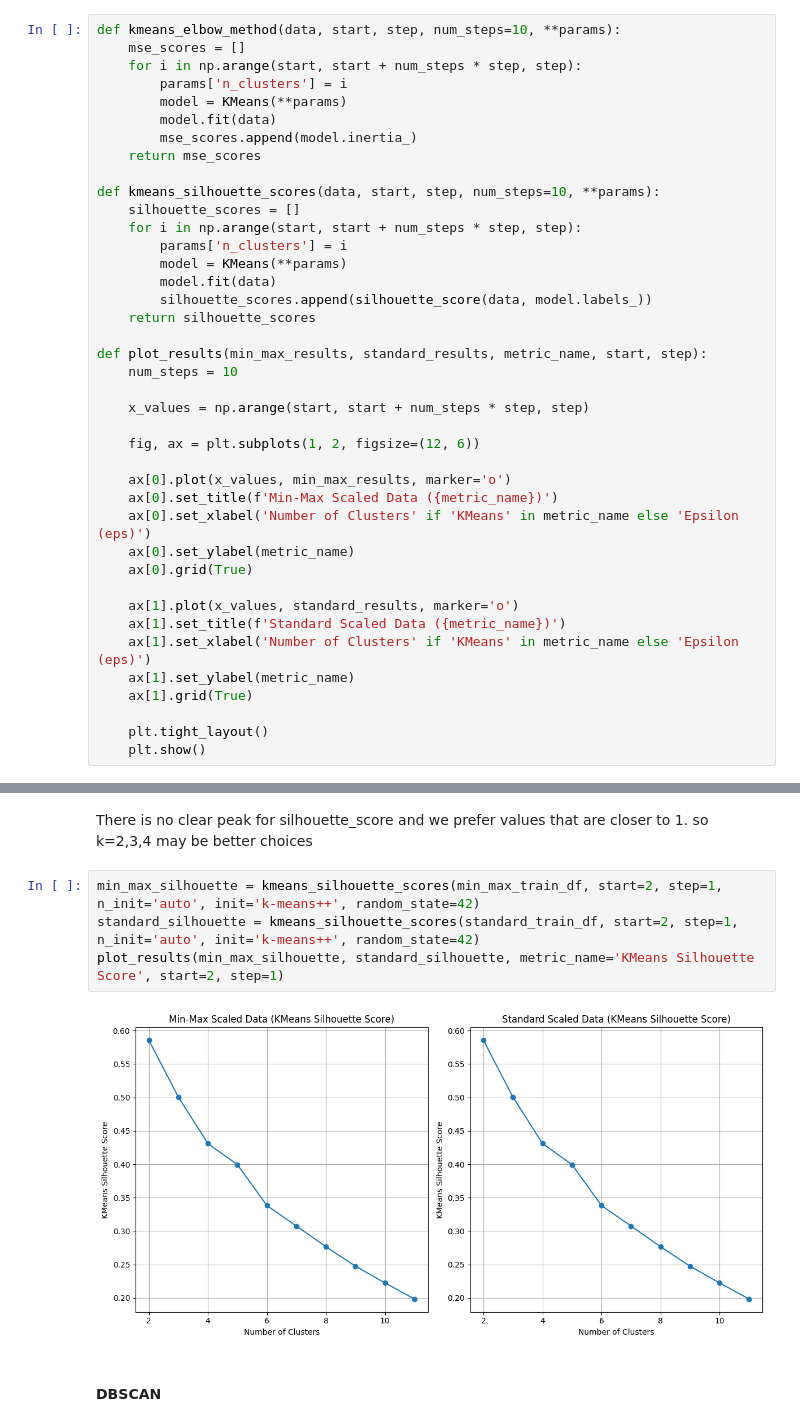
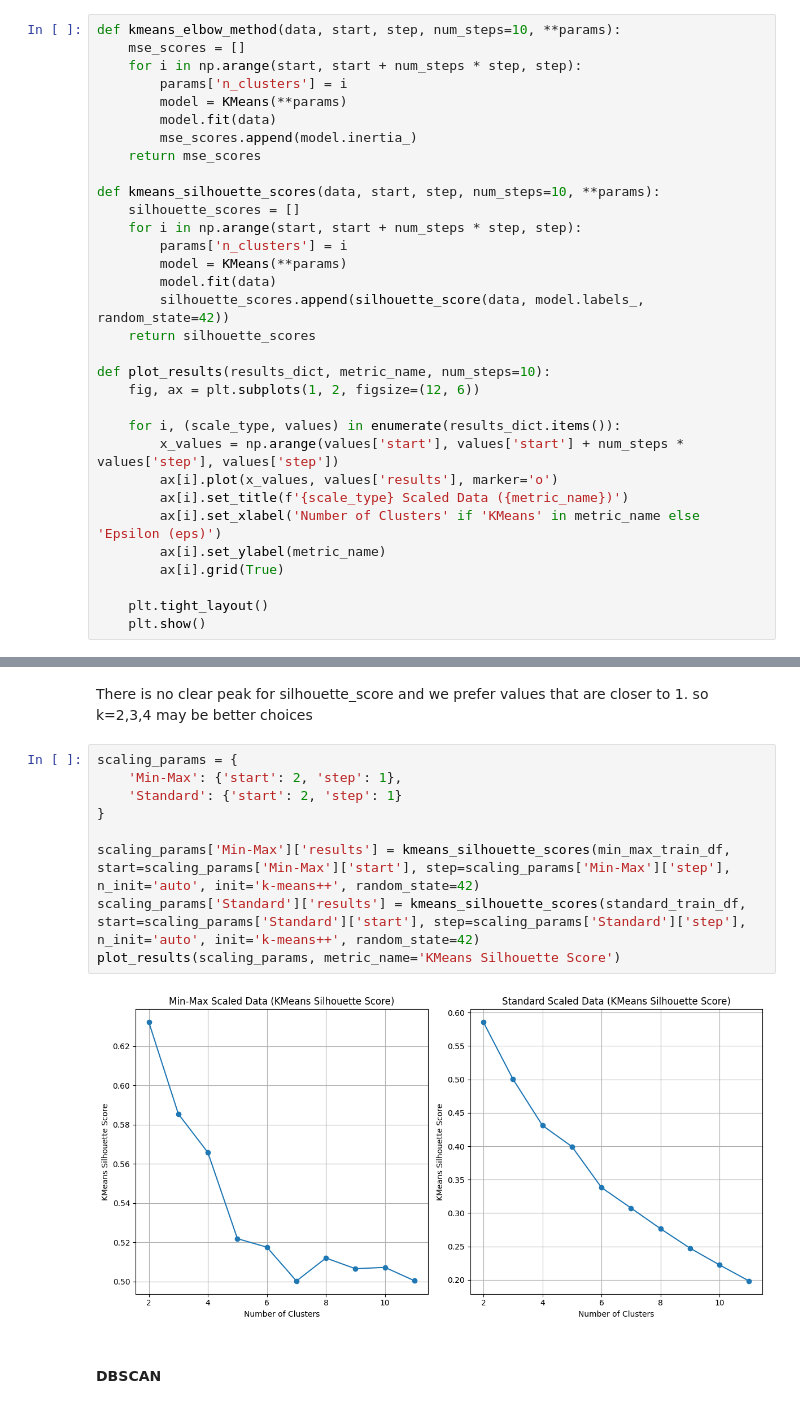
Before and after one commit to ZhaoPeiduo/CS5228-Project-07, a Jupyter notebook: unsupervised_learning.ipynb, the cells around one changed output, grey strips where cells are left out. Saved outputs shown, nothing was run; the diff lists cells and outputs as text.

```diff
--- a/unsupervised_learning.ipynb
+++ b/unsupervised_learning.ipynb
@@ -43,27 +57,19 @@ def kmeans_silhouette_scores(data, start, step, num_steps=10, **params):
         params['n_clusters'] = i
         model = KMeans(**params)
         model.fit(data)
-        silhouette_scores.append(silhouette_score(data, model.labels_))
+        silhouette_scores.append(silhouette_score(data, model.labels_, random_state=42))
     return silhouette_scores
 
-def plot_results(min_max_results, standard_results, metric_name, start, step):
-    num_steps = 10
-
-    x_values = np.arange(start, start + num_steps * step, step)
-
+def plot_results(results_dict, metric_name, num_steps=10):
     fig, ax = plt.subplots(1, 2, figsize=(12, 6))
 
-    ax[0].plot(x_values, min_max_results, marker='o')
-    ax[0].set_title(f'Min-Max Scaled Data ({metric_name})')
-    ax[0].set_xlabel('Number of Clusters' if 'KMeans' in metric_name else 'Epsilon (eps)')
-    ax[0].set_ylabel(metric_name)
-    ax[0].grid(True)
-
-    ax[1].plot(x_values, standard_results, marker='o')
-    ax[1].set_title(f'Standard Scaled Data ({metric_name})')
-    ax[1].set_xlabel('Number of Clusters' if 'KMeans' in metric_name else 'Epsilon (eps)')
-    ax[1].set_ylabel(metric_name)
-    ax[1].grid(True)
+    for i, (scale_type, values) in enumerate(results_dict.items()):
+        x_values = np.arange(values['start'], values['start'] + num_steps * values['step'], values['step'])
+        ax[i].plot(x_values, values['results'], marker='o')
+        ax[i].set_title(f'{scale_type} Scaled Data ({metric_name})')
+        ax[i].set_xlabel('Number of Clusters' if 'KMeans' in metric_name else 'Epsilon (eps)')
+        ax[i].set_ylabel(metric_name)
+        ax[i].grid(True)
 
     plt.tight_layout()
     plt.show()
@@ -80,11 +91,16 @@ plot_results(min_max_mse, standard_mse, metric_name='KMeans MSE', start=2, step=
 # %% [markdown]
 There is no clear peak for silhouette_score and we prefer values that are closer to 1. so k=2,3,4 may be better choices
 # %%
-min_max_silhouette = kmeans_silhouette_scores(min_max_train_df, start=2, step=1, n_init='auto', init='k-means++', random_state=42)
-standard_silhouette = kmeans_silhouette_scores(standard_train_df, start=2, step=1, n_init='auto', init='k-means++', random_state=42)
-plot_results(min_max_silhouette, standard_silhouette, metric_name='KMeans Silhouette Score', start=2, step=1)
+scaling_params = {
+    'Min-Max': {'start': 2, 'step': 1},
+    'Standard': {'start': 2, 'step': 1}
+}
+
+scaling_params['Min-Max']['results'] = kmeans_silhouette_scores(min_max_train_df, start=scaling_params['Min-Max']['start'], step=scaling_params['Min-Max']['step'], n_init='auto', init='k-means++', random_state=42)
+scaling_params['Standard']['results'] = kmeans_silhouette_scores(standard_train_df, start=scaling_params['Standard']['start'], step=scaling_params['Standard']['step'], n_init='auto', init='k-means++', random_state=42)
+plot_results(scaling_params, metric_name='KMeans Silhouette Score')
 # %% [output]
-[figure, old version]
+[figure, new version]
 # %% [markdown]
 #### DBSCAN
 # %%
```
Also changed, not shown: parts of 11 cells of this notebook, 4 other files.
